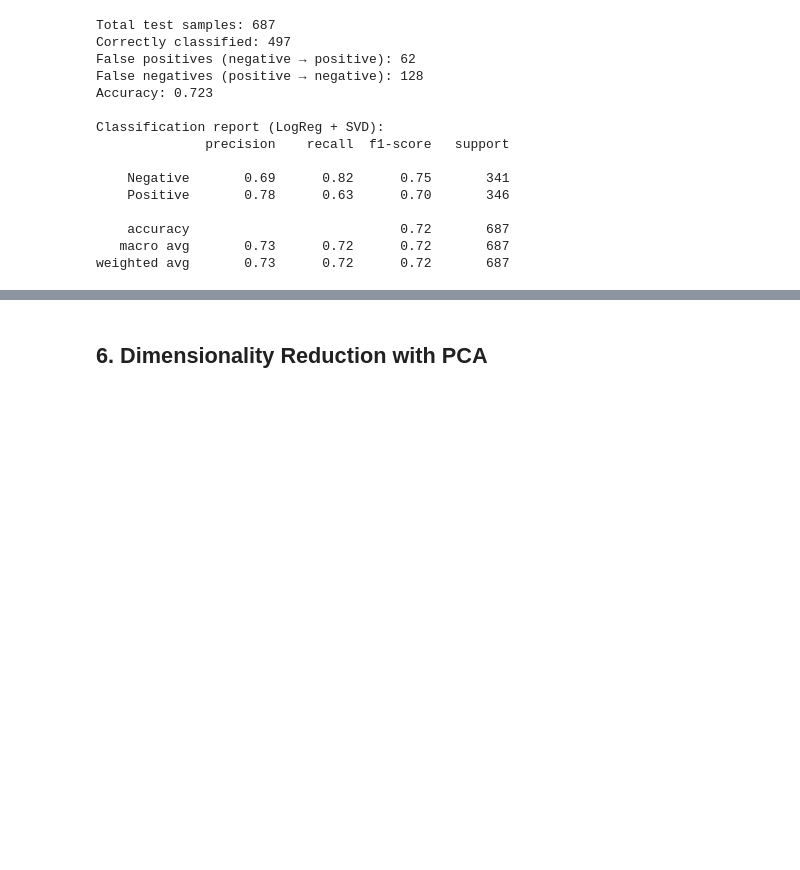
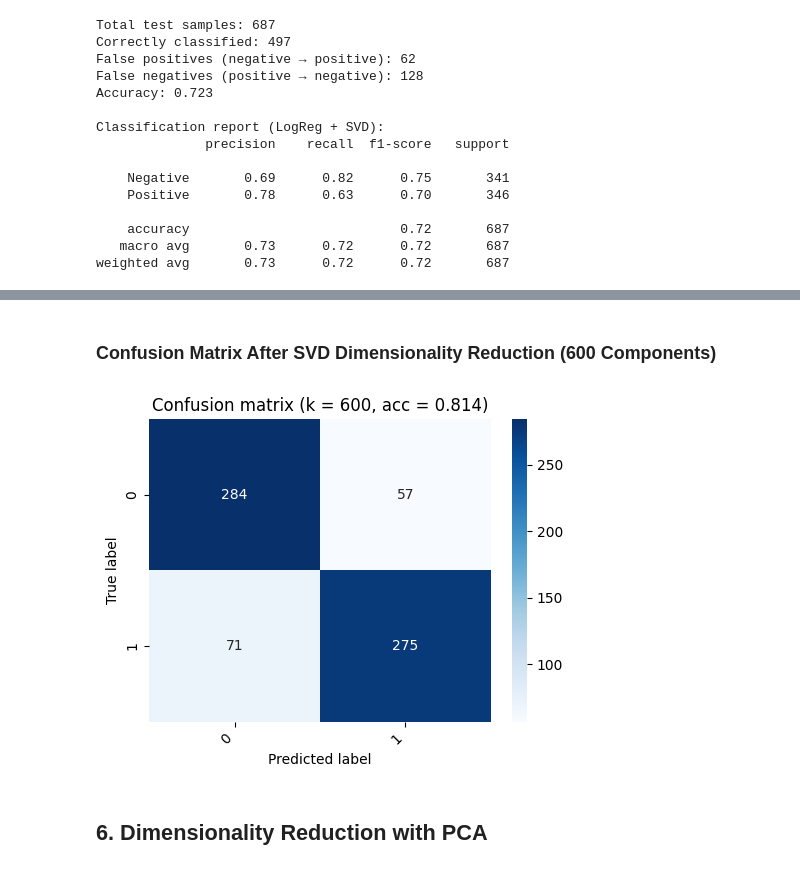
Before and after one commit to Andrew-Silveira-5077086/SentimentLabelledSentences-FinalProject, a Jupyter notebook: GroupProject-Final.ipynb, the cells around one changed output, grey strips where cells are left out. Saved outputs shown, nothing was run; the diff lists cells and outputs as text; code cells hidden in the pictures; blank space fills up the shorter version.

```diff
--- a/GroupProject-Final.ipynb
+++ b/GroupProject-Final.ipynb
@@ -452,3 +575,11 @@ weighted avg       0.73      0.72      0.72       687
+# %% [markdown]
+### Confusion Matrix After SVD Dimensionality Reduction (600 Components)
+# %%
+plot_confusion_matrix(
+    X_test_svd, class_names, title="Logistic Regression + SVD (50 components)"
+)
+# %% [output]
+[figure, added]
 # %% [markdown]
 ## 6. Dimensionality Reduction with PCA
 # %% [markdown]
```
Also changed, not shown: parts of 16 cells of this notebook.
